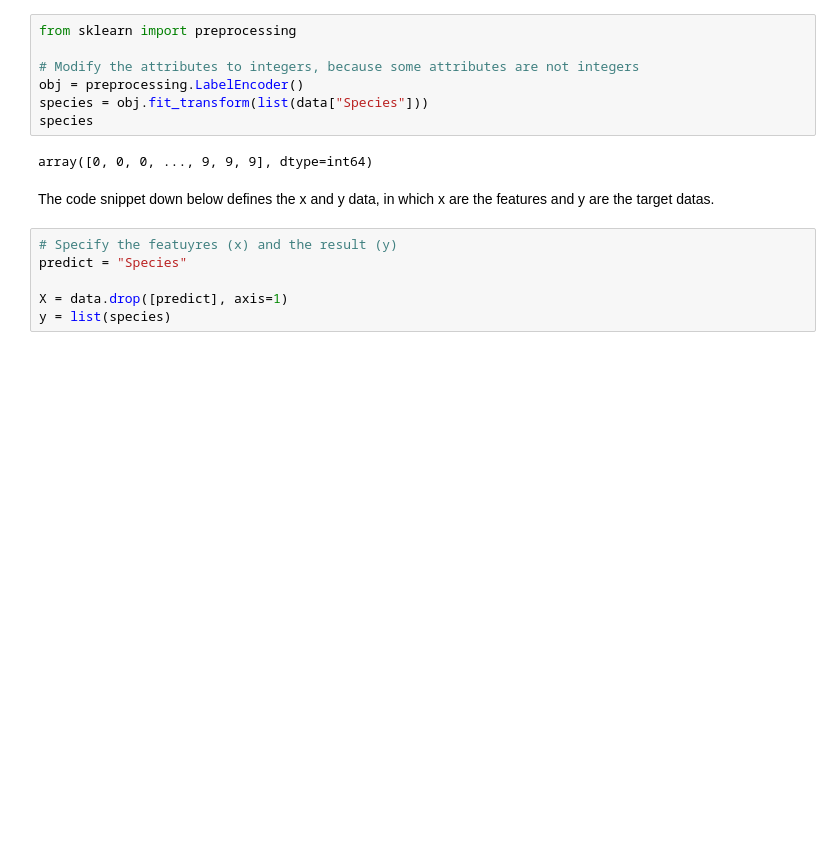
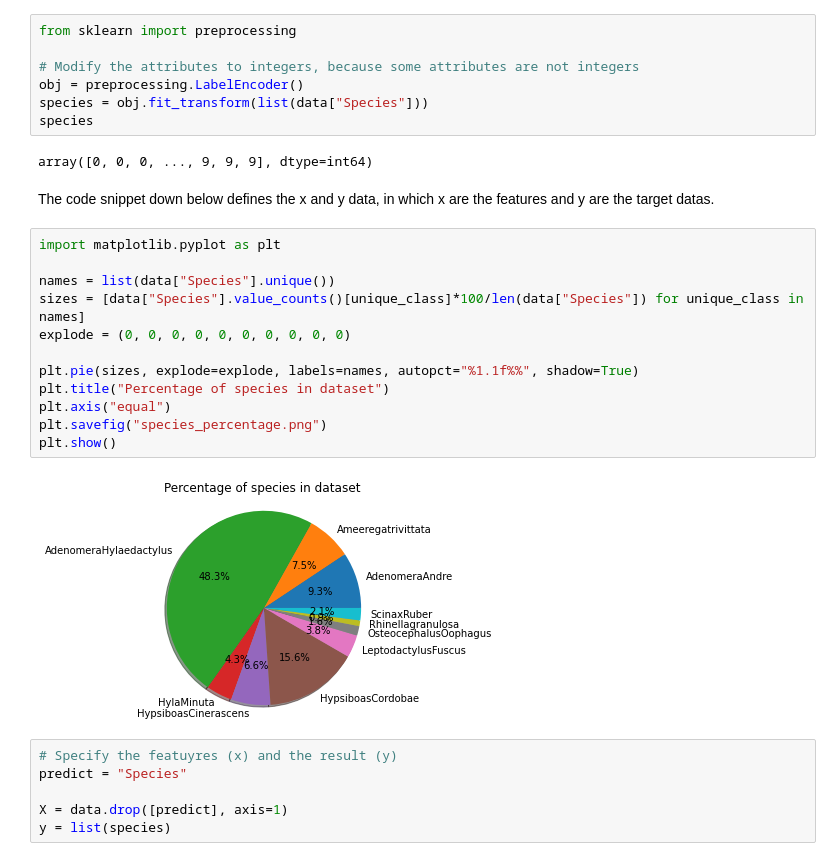
Before and after one commit to RitchieP/CPC251_Project_Anuran, a Jupyter notebook: K-Nearest Neighbors.ipynb, the cells around one changed output. Drawn from its saved outputs; the diff is of its cells as text; blank space fills up the shorter version.

```diff
--- a/K-Nearest Neighbors.ipynb
+++ b/K-Nearest Neighbors.ipynb
@@ -51,6 +41,20 @@ species
 array([0, 0, 0, ..., 9, 9, 9], dtype=int64)
 # %% [markdown]
 The code snippet down below defines the x and y data, in which x are the features and y are the target datas.
+# %%
+import matplotlib.pyplot as plt
+
+names = list(data["Species"].unique())
+sizes = [data["Species"].value_counts()[unique_class]*100/len(data["Species"]) for unique_class in names]
+explode = (0, 0, 0, 0, 0, 0, 0, 0, 0, 0)
+
+plt.pie(sizes, explode=explode, labels=names, autopct="%1.1f%%", shadow=True)
+plt.title("Percentage of species in dataset")
+plt.axis("equal")
+plt.savefig("species_percentage.png")
+plt.show()
+# %% [output]
+[figure, added]
 # %%
 # Specify the featuyres (x) and the result (y)
 predict = "Species"
```
Also changed, not shown: parts of 8 cells of this notebook, 6 other files.
